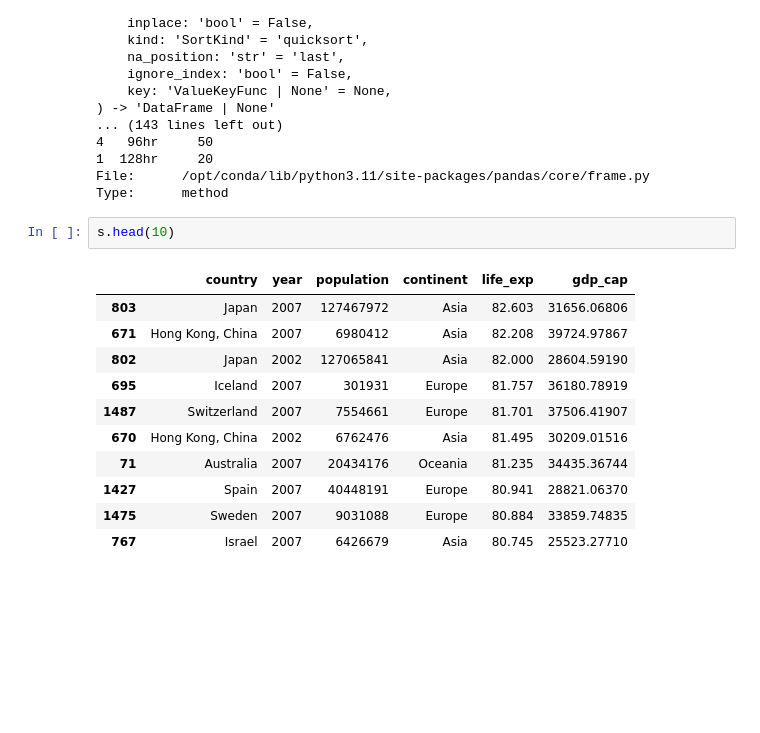
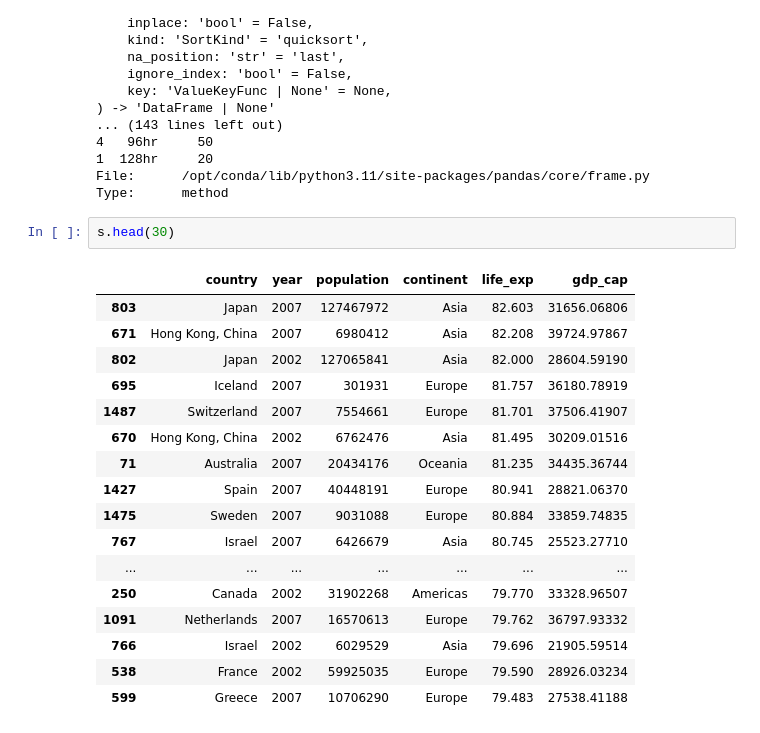
Before and after one commit to akshansh1718/Technical-Learnings, a Jupyter notebook: numpy_learning.ipynb, the cells around one changed output. Drawn from its saved outputs; the diff is of its cells as text; blank space fills up the shorter version.

```diff
--- a/numpy_learning.ipynb
+++ b/numpy_learning.ipynb
@@ -787,16 +787,22 @@ df.sort_values(
 File:      /opt/conda/lib/python3.11/site-packages/pandas/core/frame.py
 Type:      method
 # %%
-s.head(10)
+s.head(30)
 # %% [output]
 |  | country | year | population | continent | life_exp | gdp_cap |
 | 803 | Japan | 2007 | 127467972 | Asia | 82.603 | 31656.06806 |
 | 671 | Hong Kong, China | 2007 | 6980412 | Asia | 82.208 | 39724.97867 |
 | 802 | Japan | 2002 | 127065841 | Asia | 82.000 | 28604.59190 |
 | 695 | Iceland | 2007 | 301931 | Europe | 81.757 | 36180.78919 |
 | 1487 | Switzerland | 2007 | 7554661 | Europe | 81.701 | 37506.41907 |
 | 670 | Hong Kong, China | 2002 | 6762476 | Asia | 81.495 | 30209.01516 |
 | 71 | Australia | 2007 | 20434176 | Oceania | 81.235 | 34435.36744 |
 | 1427 | Spain | 2007 | 40448191 | Europe | 80.941 | 28821.06370 |
 | 1475 | Sweden | 2007 | 9031088 | Europe | 80.884 | 33859.74835 |
 | 767 | Israel | 2007 | 6426679 | Asia | 80.745 | 25523.27710 |
+| ... | ... | ... | ... | ... | ... | ... |
+| 250 | Canada | 2002 | 31902268 | Americas | 79.770 | 33328.96507 |
+| 1091 | Netherlands | 2007 | 16570613 | Europe | 79.762 | 36797.93332 |
+| 766 | Israel | 2002 | 6029529 | Asia | 79.696 | 21905.59514 |
+| 538 | France | 2002 | 59925035 | Europe | 79.590 | 28926.03234 |
+| 599 | Greece | 2007 | 10706290 | Europe | 79.483 | 27538.41188 |
```
Also changed, not shown: parts of 1 cell of this notebook.
